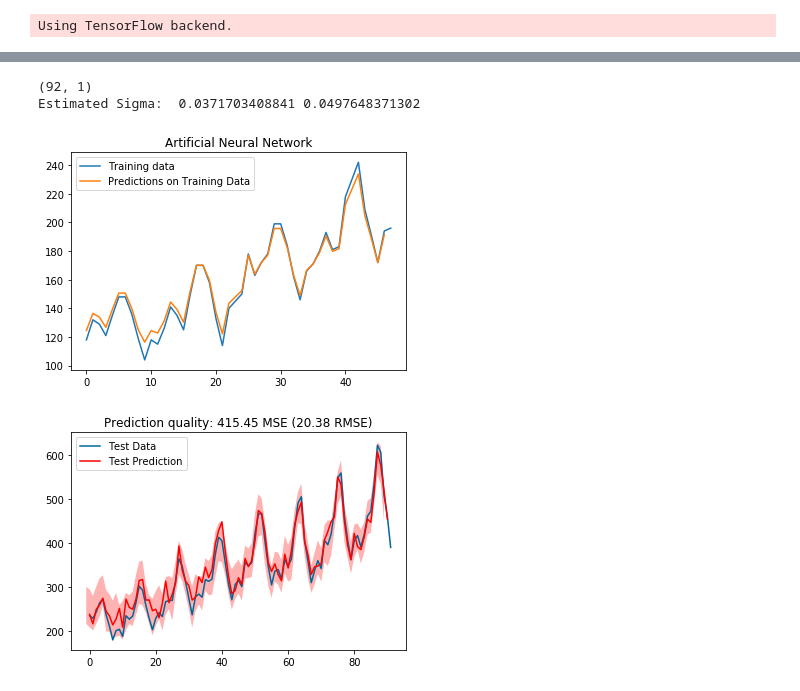
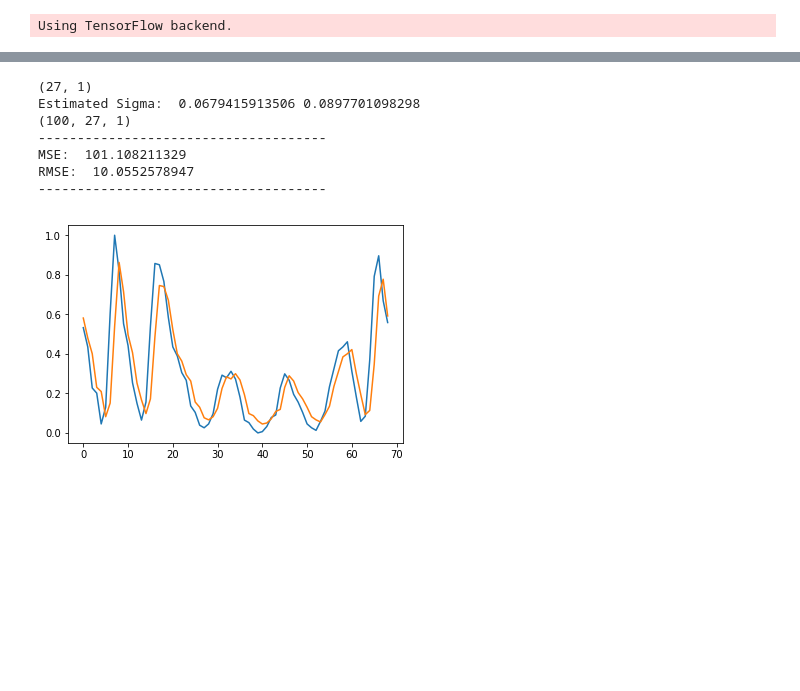
Before and after one commit to OscarJHernandez/udacity_2018_ml_nanodegree, a Jupyter notebook: capstone_project/code/Time Series with FNN.ipynb, the cells around one changed output, grey strips where cells are left out. Drawn from its saved outputs; the diff is of its cells as text; code cells hidden in the pictures; blank space fills up the shorter version.

```diff
--- a/capstone_project/code/Time Series with FNN.ipynb
+++ b/capstone_project/code/Time Series with FNN.ipynb
@@ -97,8 +124,8 @@ ymin 180.0
 # %%
-# create and fit Multilayer Perceptron model
+# create and fit Feed forward neural network model
 model = Sequential()
-model.add(Dense(3, input_dim=lags, activation='relu'))
+model.add(Dense(4, input_dim=lags, activation='relu'))
 model.add(Dense(1))
 model.compile(loss='mean_squared_error', optimizer='adam')
-model.fit(X_train, y_train, epochs=200, batch_size=2, verbose=1)
+history=model.fit(X_train, y_train, epochs=number_of_epochs, batch_size=2, verbose=1)
 # %% [output]
@@ -123,6 +183,6 @@ Epoch 200/200
 # %%
 # generate predictions for training
-uncertainty_samples = 1000
+uncertainty_samples = 100
 
 train_predict = model.predict(X_train)
 test_predict = model.predict(X_test)
@@ -133,69 +193,72 @@ residuals = np.abs(y_test.reshape(-1, 1) - test_predict.reshape(-1, 1))
 
 # Here we estimate the average residual
 sigma = 0.5*np.mean(residuals)
+std_sigma =  0.5*np.std(residuals)
 print("Estimated Sigma: ", sigma, np.std(residuals))
 
-
+plt.plot(y_train)
+plt.plot(train_predict)
 
 
 test_predictions = []
 for k in range(0,uncertainty_samples):
-    test_predict = model.predict(X_test)+np.random.normal(0.0, sigma, test_predict.shape)
+    test_predict = model.predict(X_test)+np.random.normal(sigma, std_sigma, test_predict.shape)
     test_predictions.append(test_predict)
 
 test_predictions = np.asarray(test_predictions)
-
-
-# Unscale data
-#test_predictions = scaler.inverse_transform(test_predictions)
-y_train = invert_scaling(y_train,train_min,train_max)
-train_predict = invert_scaling(train_predict,train_min,train_max)
-
-# plot baseline and predictions
-plt.plot(y_train, label='Training data');
-plt.plot(train_predict[future:], label="Predictions on Training Data")
-plt.legend(loc='best');
-plt.title('Artificial Neural Network')
-plt.show()
-
 
 
 
 y = test_predict.flatten()[future:]
 
 def return_min_max_prediction(test_predictions,i):
 
-    y_vec = [ test_predictions[k][i][0] for k in range(0,test_predictions.shape[1])]
+    y_vec = [ test_predictions[k][i][0] for k in range(0,test_predictions.shape[0])]
 
     ymin = np.min(y_vec)
     ymax = np.max(y_vec)
 
     return ymin,ymax
 
-
+print(test_predictions.shape)
 y_min = np.asarray([return_min_max_prediction(test_predictions,i)[0] for i in range(0,len(y))])
 y_max = np.asarray([return_min_max_prediction(test_predictions,i)[1] for i in range(0,len(y))])
 x = np.arange(-future,len(y_min)-future)
 
 
 # Unscale all of the data
 #print(y_test.shape)
 y_test = invert_scaling(y_test,test_min,test_max)
 y_min = invert_scaling(y_min,test_min,test_max)
 y_max = invert_scaling(y_max,test_min,test_max)
 y = invert_scaling(y,test_min,test_max)
 
+
 # Compute the root mean squared error
 mse = ((y_test[:-1].reshape(-1, 1) - y.reshape(-1, 1)) ** 2).mean()
 
-plt.title('Prediction quality: {:.2f} MSE ({:.2f} RMSE)'.format(mse, math.sqrt(mse)))
-plt.plot(y_test.reshape(-1, 1), label='Test Data', color='#006699')
-plt.plot(y, label='Test Prediction', color='red')
-plt.fill_between(x, y_min, y_max, facecolor='red', interpolate=True,alpha=0.3)
-plt.legend(loc='best');
-plt.show()
+
+print('-------------------------------------')
+print("MSE: ", mse)
+print("RMSE: ", np.sqrt(mse))
+print('-------------------------------------')
+
+
+#============================================================================================
+# Unscale data
+#test_predictions = scaler.inverse_transform(test_predictions)
+y_train = invert_scaling(y_train,train_min,train_max)
+train_predict = invert_scaling(train_predict,train_min,train_max)
+
+
+x_test = range(len(y_train),len(y_train)+len(y_test))
+x = range(len(y_train),len(y_train)+len(y))
 # %% [output]
-(92, 1)
-Estimated Sigma:  0.0371703408841 0.0497648371302
+(27, 1)
+Estimated Sigma:  0.0679415913506 0.0897701098298
+(100, 27, 1)
+-------------------------------------
+MSE:  101.108211329
+RMSE:  10.0552578947
+-------------------------------------
-[figure, old version]
+[figure, new version]
-[figure, removed]
```
Also changed, not shown: parts of 6 cells of this notebook, 41 other files.
